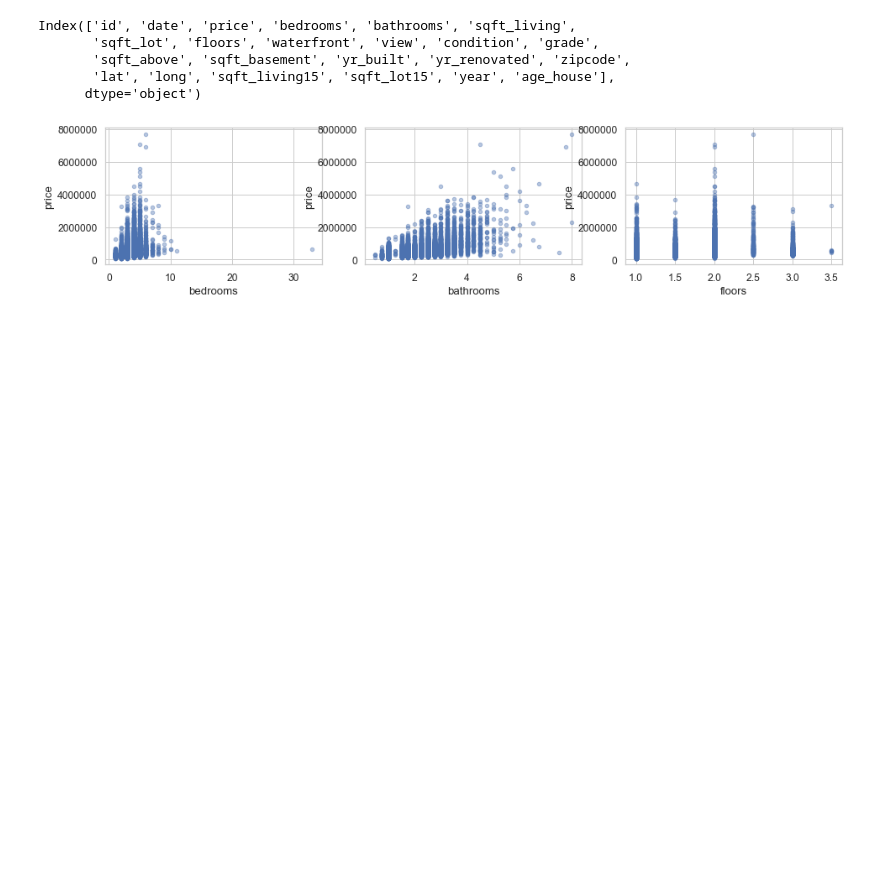
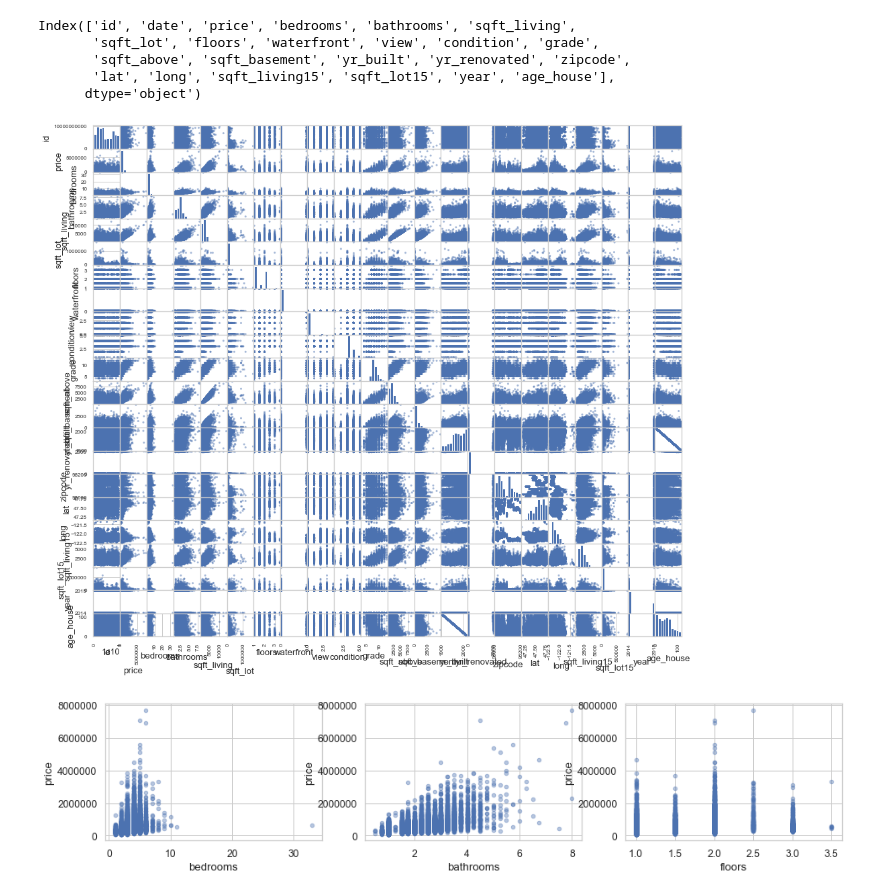
Before and after one commit to torresdavr/dsc-v2-mod1-final-project-online-ds-pt-100719, a Jupyter notebook: student.ipynb, the cells around one changed output. Drawn from its saved outputs; the diff is of its cells as text; code cells hidden in the pictures; blank space fills up the shorter version.

```diff
--- a/student.ipynb
+++ b/student.ipynb
@@ -757,7 +757,9 @@ Index(['id', 'date', 'price', 'bedrooms', 'bathrooms', 'sqft_living',
        'lat', 'long', 'sqft_living15', 'sqft_lot15', 'year', 'age_house'],
       dtype='object')
 # %%
-#pd.plotting.scatter_matrix(df_housing, figsize=(14,14));
+pd.plotting.scatter_matrix(df_housing, figsize=(14,14));
+# %% [output]
+[figure, added]
 # %%
 fig, axes = plt.subplots(nrows=1, ncols=3, figsize=(14,3))
 
```
